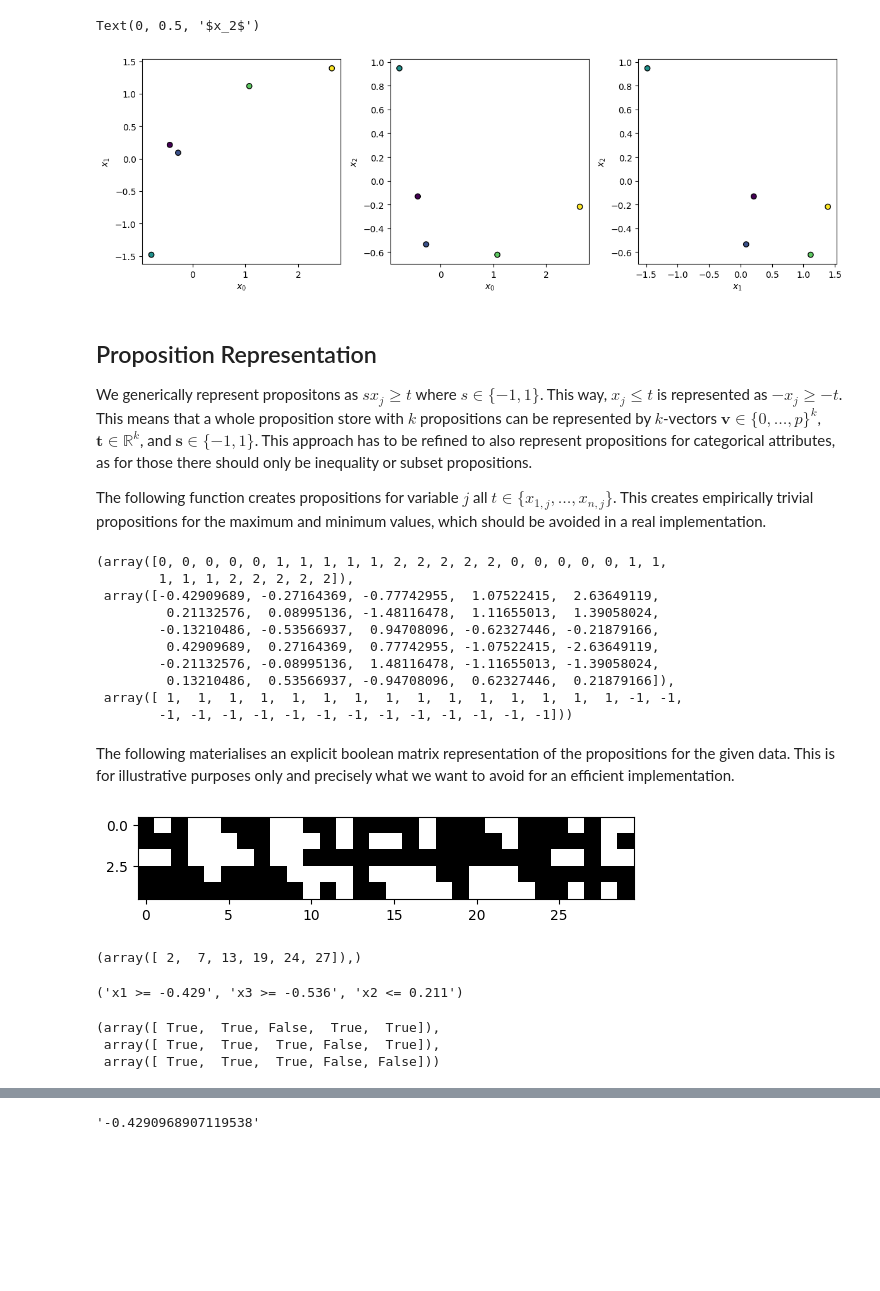
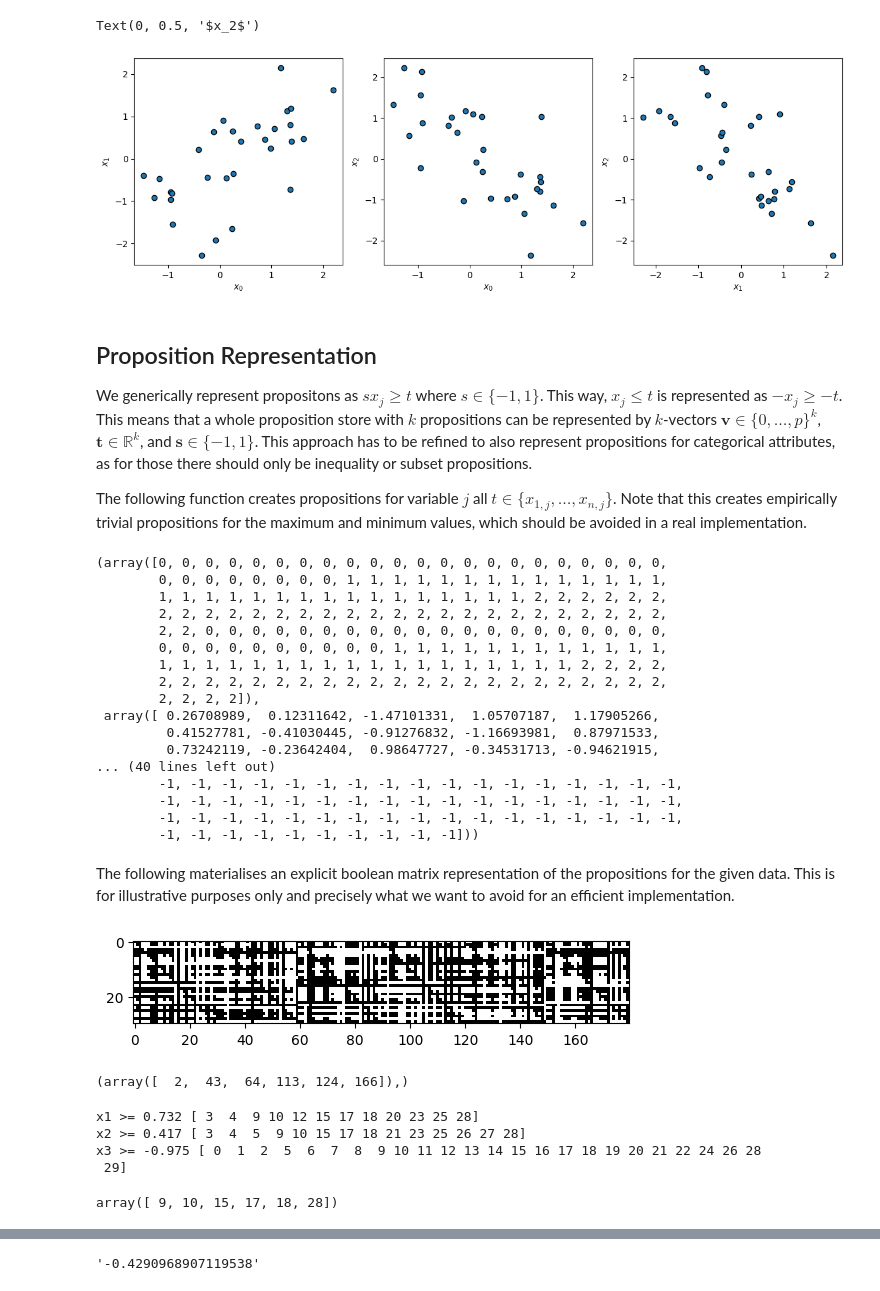
Before and after one commit to marioboley/optikon, a Jupyter notebook: spike_inequalities.ipynb, the cells around one changed output, grey strips where cells are left out. Drawn from its saved outputs; the diff is of its cells as text; code cells hidden in the pictures; blank space fills up the shorter version.

```diff
--- a/spike_inequalities.ipynb
+++ b/spike_inequalities.ipynb
@@ -13,6 +13,6 @@ We will start the investigation this with the following small random dataset of
 import numpy as np
 
 RNG = np.random.default_rng(seed=0)
-x = RNG.multivariate_normal([0, 0, 0], [[1, 0.5, 0],[0.5, 1, 0], [0, 0, 1]], size=5)
+x = RNG.multivariate_normal([0, 0, 0], [[1, 0.5, -0.5],[0.5, 1, -0.5], [-0.5, -0.5, 1]], size=30)
 x
 # %% [output]
@@ -25,24 +37,24 @@ array([[-0.42909689,  0.21132576, -0.13210486],
 from matplotlib import pyplot as plt
 
 _, axs = plt.subplots(1, 3, figsize=(12, 4), tight_layout=False)
-axs[0].scatter(x[:, 0], x[:, 1], c=np.arange(5), ec='black')
+axs[0].scatter(x[:, 0], x[:, 1], ec='black')
 axs[0].set_xlabel('$x_0$')
 axs[0].set_ylabel('$x_1$')
-axs[1].scatter(x[:, 0], x[:, 2], c=np.arange(5), ec='black')
+axs[1].scatter(x[:, 0], x[:, 2], ec='black')
 axs[1].set_xlabel('$x_0$')
 axs[1].set_ylabel('$x_2$')
-axs[2].scatter(x[:, 1], x[:, 2], c=np.arange(5), ec='black')
+axs[2].scatter(x[:, 1], x[:, 2], ec='black')
 axs[2].set_xlabel('$x_1$')
 axs[2].set_ylabel('$x_2$')
 # %% [output]
 Text(0, 0.5, '$x_2$')
-[figure, old version]
+[figure, new version]
 # %% [markdown]
 ## Proposition Representation
 
 We generically represent propositons as $sx_j \geq t$ where $s \in \{-1, 1\}$. This way, $x_j \leq t$ is represented as $-x_j \geq -t$. This means that a whole proposition store with $k$ propositions can be represented by $k$-vectors $\boldsymbol{v} \in \{0,\dots, p\}^k$, $\boldsymbol{t} \in \mathbb{R}^k$, and $\boldsymbol{s} \in \{-1, 1\}$. This approach has to be refined to also represent propositions for categorical attributes, as for those there should only be inequality or subset propositions.
 
-The following function creates propositions for variable $j$ all $t \in \{x_{1,j}, \dots, x_{n,j}\}$. This creates empirically trivial propositions for the maximum and minimum values, which should be avoided in a real implementation.
+The following function creates propositions for variable $j$ all $t \in \{x_{1,j}, \dots, x_{n,j}\}$. Note that this creates empirically trivial propositions for the maximum and minimum values, which should be avoided in a real implementation.
 # %%
 def propositions(x):
     n, p = x.shape
@@ -55,38 +67,50 @@ def propositions(x):
 v, t, s = propositions(x)
 v, t, s
 # %% [output]
-(array([0, 0, 0, 0, 0, 1, 1, 1, 1, 1, 2, 2, 2, 2, 2, 0, 0, 0, 0, 0, 1, 1,
-        1, 1, 1, 2, 2, 2, 2, 2]),
- array([-0.42909689, -0.27164369, -0.77742955,  1.07522415,  2.63649119,
-         0.21132576,  0.08995136, -1.48116478,  1.11655013,  1.39058024,
-        -0.13210486, -0.53566937,  0.94708096, -0.62327446, -0.21879166,
-         0.42909689,  0.27164369,  0.77742955, -1.07522415, -2.63649119,
-        -0.21132576, -0.08995136,  1.48116478, -1.11655013, -1.39058024,
-         0.13210486,  0.53566937, -0.94708096,  0.62327446,  0.21879166]),
- array([ 1,  1,  1,  1,  1,  1,  1,  1,  1,  1,  1,  1,  1,  1,  1, -1, -1,
-        -1, -1, -1, -1, -1, -1, -1, -1, -1, -1, -1, -1, -1]))
+(array([0, 0, 0, 0, 0, 0, 0, 0, 0, 0, 0, 0, 0, 0, 0, 0, 0, 0, 0, 0, 0, 0,
+        0, 0, 0, 0, 0, 0, 0, 0, 1, 1, 1, 1, 1, 1, 1, 1, 1, 1, 1, 1, 1, 1,
+        1, 1, 1, 1, 1, 1, 1, 1, 1, 1, 1, 1, 1, 1, 1, 1, 2, 2, 2, 2, 2, 2,
+        2, 2, 2, 2, 2, 2, 2, 2, 2, 2, 2, 2, 2, 2, 2, 2, 2, 2, 2, 2, 2, 2,
+        2, 2, 0, 0, 0, 0, 0, 0, 0, 0, 0, 0, 0, 0, 0, 0, 0, 0, 0, 0, 0, 0,
+        0, 0, 0, 0, 0, 0, 0, 0, 0, 0, 1, 1, 1, 1, 1, 1, 1, 1, 1, 1, 1, 1,
+        1, 1, 1, 1, 1, 1, 1, 1, 1, 1, 1, 1, 1, 1, 1, 1, 1, 1, 2, 2, 2, 2,
+        2, 2, 2, 2, 2, 2, 2, 2, 2, 2, 2, 2, 2, 2, 2, 2, 2, 2, 2, 2, 2, 2,
+        2, 2, 2, 2]),
+ array([ 0.26708989,  0.12311642, -1.47101331,  1.05707187,  1.17905266,
+         0.41527781, -0.41030445, -0.91276832, -1.16693981,  0.87971533,
+         0.73242119, -0.23642404,  0.98647727, -0.34531713, -0.94621915,
+... (40 lines left out)
+        -1, -1, -1, -1, -1, -1, -1, -1, -1, -1, -1, -1, -1, -1, -1, -1, -1,
+        -1, -1, -1, -1, -1, -1, -1, -1, -1, -1, -1, -1, -1, -1, -1, -1, -1,
+        -1, -1, -1, -1, -1, -1, -1, -1, -1, -1, -1, -1, -1, -1, -1, -1, -1,
+        -1, -1, -1, -1, -1, -1, -1, -1, -1, -1]))
 # %% [markdown]
 The following materialises an explicit boolean matrix representation of the propositions for the given data. This is for illustrative purposes only and precisely what we want to avoid for an efficient implementation.
 # %%
-p = s*x[:, v] >= t
-plt.imshow(p, cmap='Greys', interpolation='none')
+binary = s*x[:, v] >= t
+# plt.figure(figsize=(12, 20))
+plt.imshow(binary, cmap='Greys', interpolation='none')
 plt.show()
 # %% [output]
-[figure, old version]
+[figure, new version]
 # %%
-np.where(p.sum(axis=0)==len(x))
+np.where(binary.sum(axis=0)==len(x))
 # %% [output]
-(array([ 2,  7, 13, 19, 24, 27]),)
+(array([  2,  43,  64, 113, 124, 166]),)
 # %%
 def prop_to_string(v, t, s):
     return f'x{v+1} {'>=' if s==1 else '<='} {s*t:.3g}'
 
-prop_to_string(v[0], t[0], s[0]), prop_to_string(v[11], t[11], s[11]), prop_to_string(v[20], t[20], s[20])
+q = np.array([10, 35, 70])
+
+for p in q:
+    print(prop_to_string(v[p], t[p], s[p]), np.flatnonzero(binary[:, p]))
 # %% [output]
-('x1 >= -0.429', 'x3 >= -0.536', 'x2 <= 0.211')
+x1 >= 0.732 [ 3  4  9 10 12 15 17 18 20 23 25 28]
+x2 >= 0.417 [ 3  4  5  9 10 15 17 18 21 23 25 26 27 28]
+x3 >= -0.975 [ 0  1  2  5  6  7  8  9 10 11 12 13 14 15 16 17 18 19 20 21 22 24 26 28
+ 29]
-# %%
-p[:, 0], p[:, 11], p[:, 20]
-# %% [output]
-(array([ True,  True, False,  True,  True]),
- array([ True,  True,  True, False,  True]),
- array([ True,  True,  True, False, False]))
+# %%
+np.flatnonzero(np.prod(binary[:, q], axis=1))
+# %% [output]
+array([ 9, 10, 15, 17, 18, 28])
```
Also changed, not shown: parts of 14 cells of this notebook.
